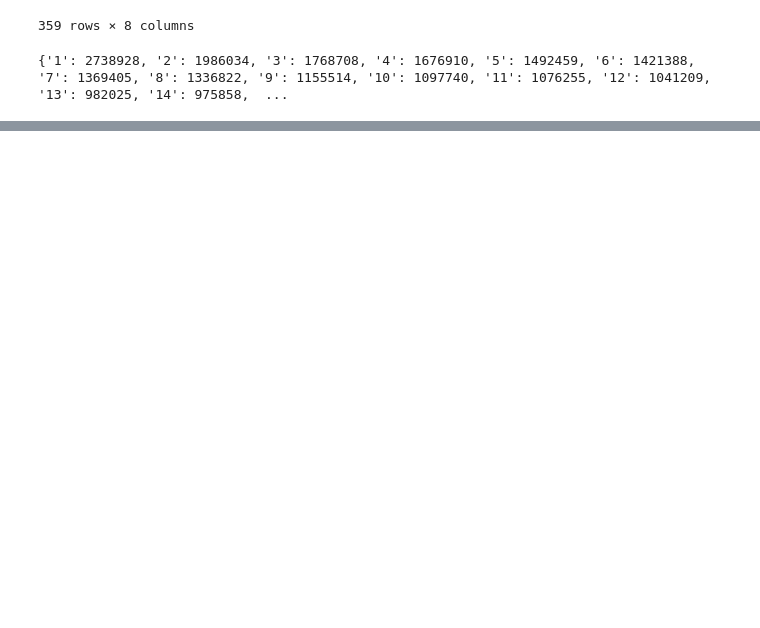
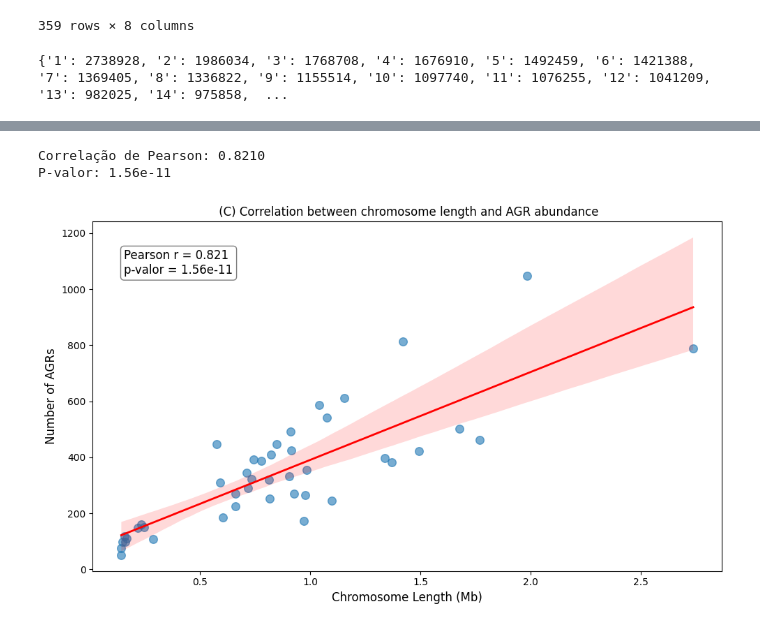
Before and after one commit to gianlucamajor/eCruziDB, a Jupyter notebook: eda/agrs-eda.ipynb, the cells around one changed output, grey strips where cells are left out. Saved outputs shown, nothing was run; the diff lists cells and outputs as text; code cells hidden in the pictures; blank space fills up the shorter version.

```diff
--- a/eda/agrs-eda.ipynb
+++ b/eda/agrs-eda.ipynb
@@ -197,0 +376,45 @@ np.int64(21138)
+# %%
+from scipy.stats import pearsonr
+
+def get_length_of_chr(row, chromosomes_size):
+  chr_length = chromosomes_size[row['chr']]
+  row['chr_length_mb'] = chr_length / 1000000
+  return row
+
+
+agrs_by_chr_df = plot_df_lower[plot_df_lower['chromosome'].astype(int) <= 43].copy() # remove fake chr 99
+agrs_by_chr_df.rename(columns={'chromosome': 'chr', 'count': 'AGRs'}, inplace=True)
+agrs_by_chr_df = agrs_by_chr_df.apply(lambda row: get_length_of_chr(row, chr_size), axis=1) # get chr length in milion of bases (Mb)
+
+corr, p_valor = pearsonr(agrs_by_chr_df['AGRs'], agrs_by_chr_df['chr_length_mb'])
+print(f"Correlação de Pearson: {corr:.4f}")
+print(f"P-valor: {p_valor:.2e}")
+
+
+# Configurações visuais
+plt.figure(figsize=(10, 6))
+# sns.set_theme(style="whitegrid") # NOTE: Can modify theme/style of other figures.
+
+# Cria o gráfico com linha de regressão
+ax = sns.regplot(data=agrs_by_chr_df, x='chr_length_mb', y='AGRs',
+                 scatter_kws={'alpha':0.6, 's':70},
+                 line_kws={'color':'red', 'lw':2})
+
+# Texto com os resultados (Formatando p-valor em notação científica se for muito pequeno)
+texto_stats = f'Pearson r = {corr:.3f}\np-valor = {p_valor:.2e}'
+
+# Adiciona o texto dentro do gráfico
+# Os valores 0.05 e 0.95 referem-se à posição (x, y) relativa aos eixos (0 a 1)
+plt.text(0.05, 0.92, texto_stats, transform=ax.transAxes, fontsize=12,
+         verticalalignment='top', bbox=dict(boxstyle='round', facecolor='white', alpha=0.5))
+
+plt.title(f' (C) Correlation between chromosome length and AGR abundance')
+plt.xlabel('Chromosome Length (Mb)', fontsize=12)
+plt.ylabel('Number of AGRs', fontsize=12)
+
+plt.tight_layout()
+plt.show()
+# %% [output]
+Correlação de Pearson: 0.8210
+P-valor: 1.56e-11
+[figure, added]
```
Also changed, not shown: parts of 7 cells of this notebook.
